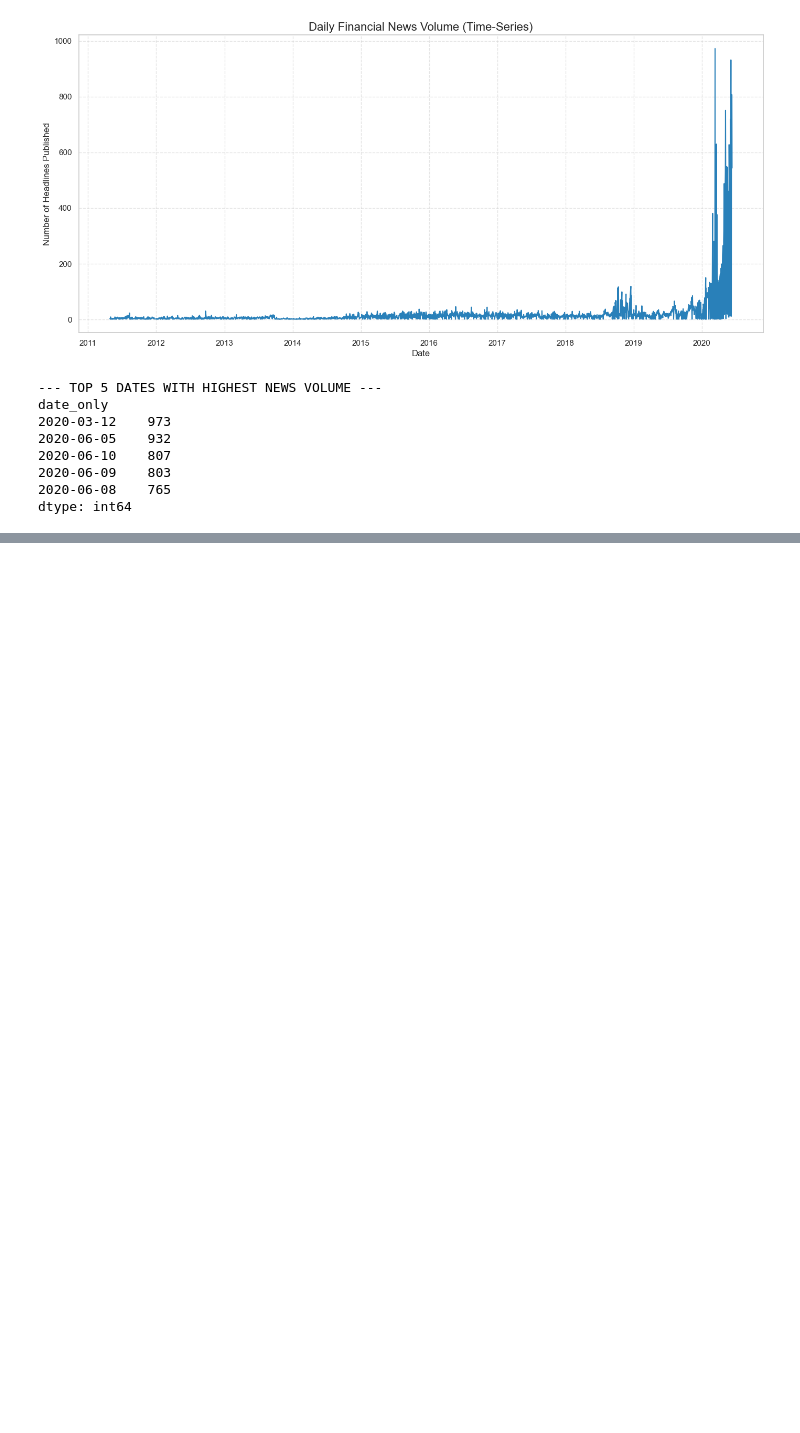
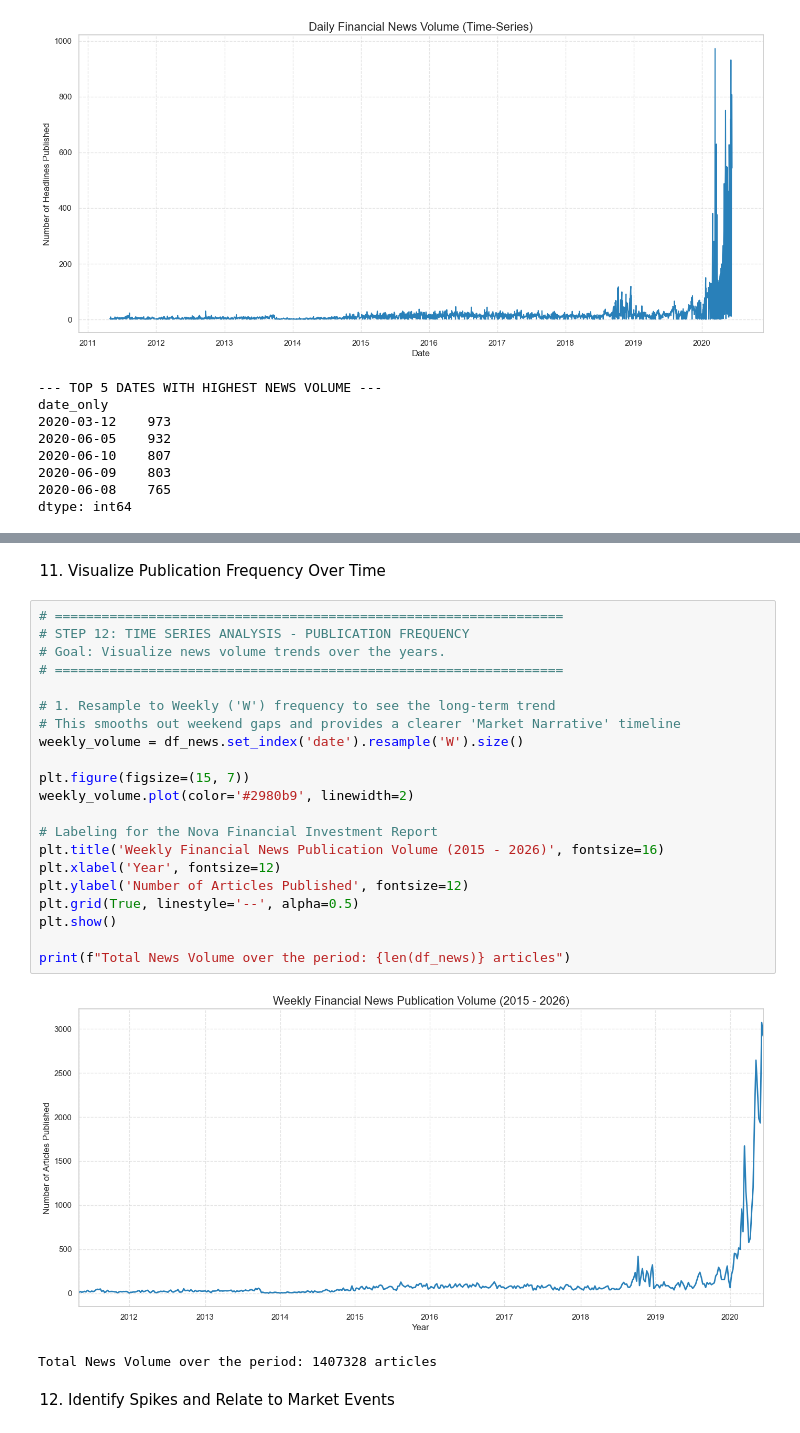
Before and after one commit to bethelhemf/news-sentiment-analysis-week1, a Jupyter notebook: notebooks/eda_news_analysis.ipynb, the cells around one changed output, grey strips where cells are left out. Cells and saved outputs as stored; diff of their text form; blank space fills up the shorter version.

Commit message:
feat: complete time-series analysis of news volume and intra-day publication trends

```diff
--- a/notebooks/eda_news_analysis.ipynb
+++ b/notebooks/eda_news_analysis.ipynb
@@ -241,0 +541,28 @@ I will now proceed to NLP Sentiment Scoring. We will use the compound score from
+# %% [markdown]
+11. Visualize Publication Frequency Over Time
+# %%
+# =================================================================
+# STEP 12: TIME SERIES ANALYSIS - PUBLICATION FREQUENCY
+# Goal: Visualize news volume trends over the years.
+# =================================================================
+
+# 1. Resample to Weekly ('W') frequency to see the long-term trend
+# This smooths out weekend gaps and provides a clearer 'Market Narrative' timeline
+weekly_volume = df_news.set_index('date').resample('W').size()
+
+plt.figure(figsize=(15, 7))
+weekly_volume.plot(color='#2980b9', linewidth=2)
+
+# Labeling for the Nova Financial Investment Report
+plt.title('Weekly Financial News Publication Volume (2015 - 2026)', fontsize=16)
+plt.xlabel('Year', fontsize=12)
+plt.ylabel('Number of Articles Published', fontsize=12)
+plt.grid(True, linestyle='--', alpha=0.5)
+plt.show()
+
+print(f"Total News Volume over the period: {len(df_news)} articles")
+# %% [output]
+[figure, added]
+Total News Volume over the period: 1407328 articles
+# %% [markdown]
+12. Identify Spikes and Relate to Market Events
```
Also changed, not shown: parts of 16 cells of this notebook.
